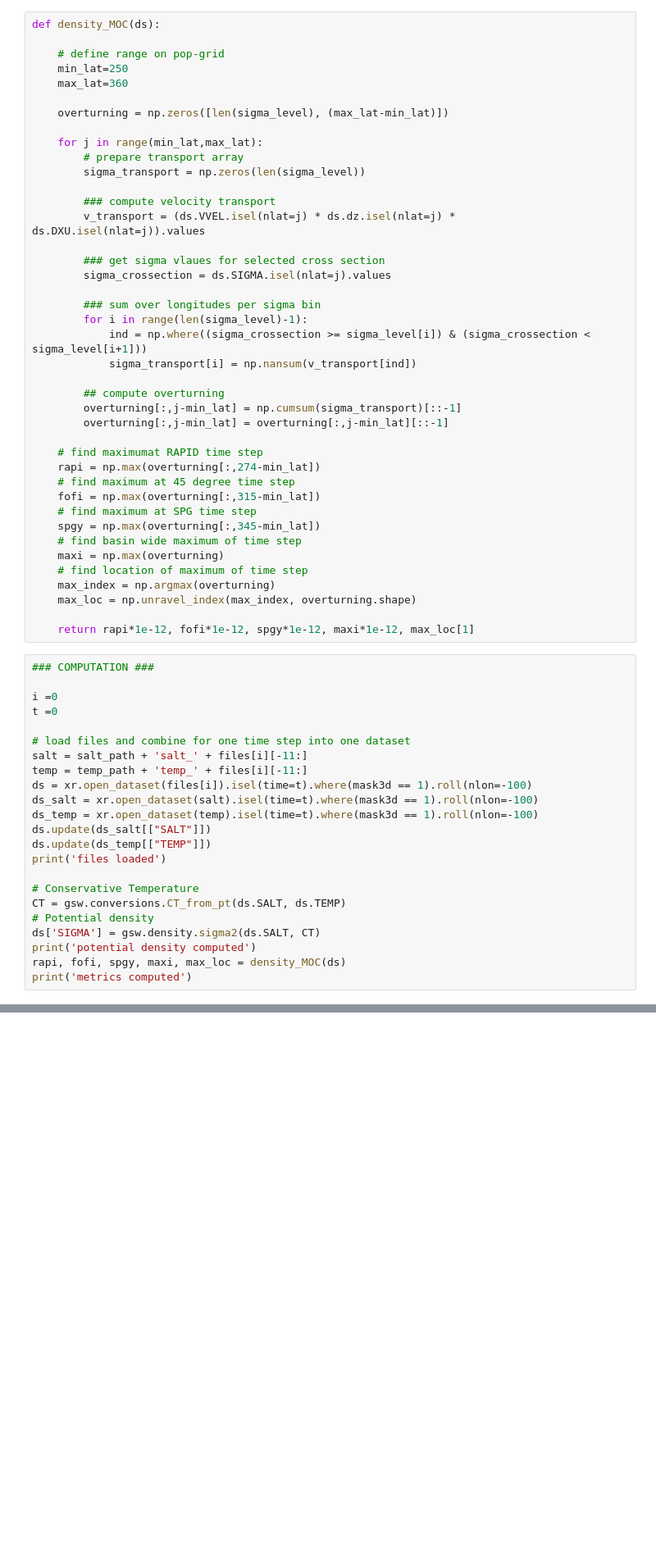
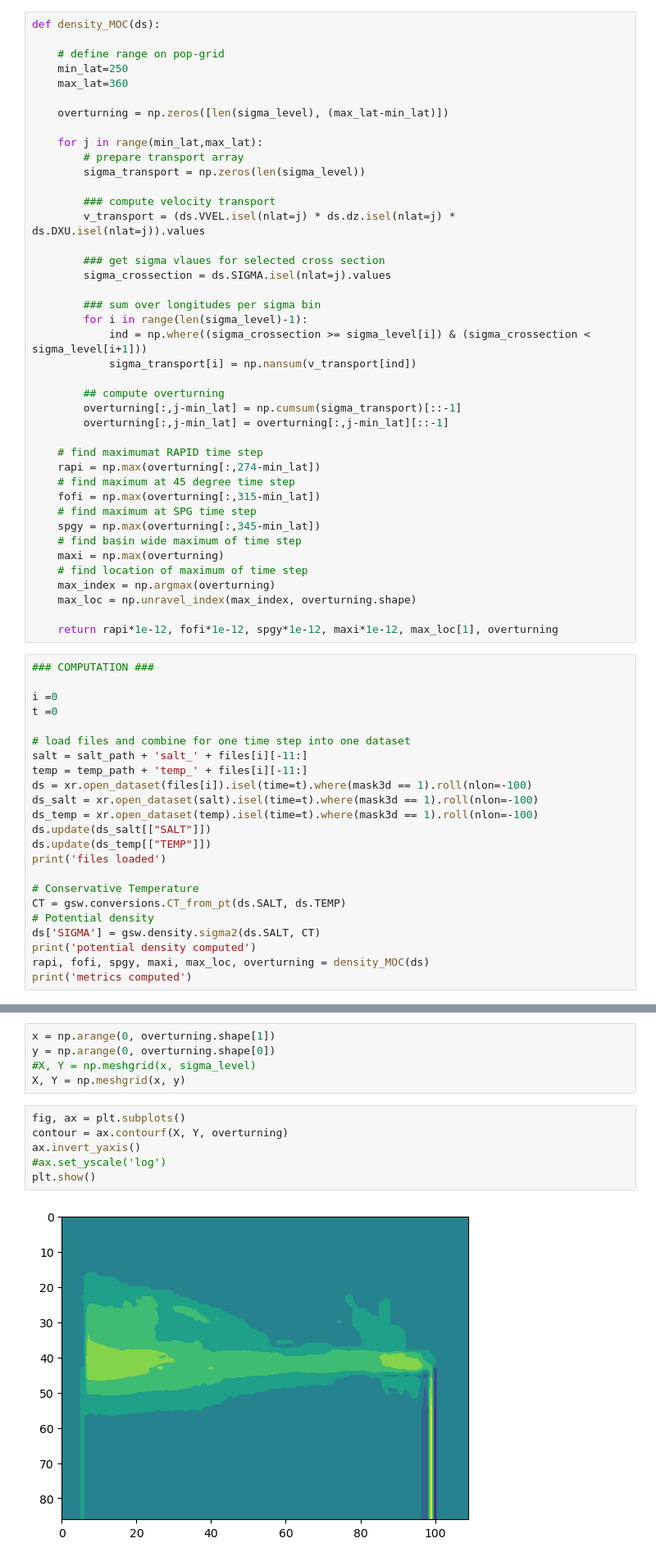
Before and after one commit to inagler/current, a Jupyter notebook: Density_metrics.ipynb, the cells around one changed output, grey strips where cells are left out. Shown at 82% size. Cells and saved outputs as stored; diff of their text form; blank space fills up the shorter version.

```diff
--- a/Density_metrics.ipynb
+++ b/Density_metrics.ipynb
@@ -127,7 +128,7 @@ def density_MOC(ds):
     max_index = np.argmax(overturning)
     max_loc = np.unravel_index(max_index, overturning.shape)
 
-    return rapi*1e-12, fofi*1e-12, spgy*1e-12, maxi*1e-12, max_loc[1]
+    return rapi*1e-12, fofi*1e-12, spgy*1e-12, maxi*1e-12, max_loc[1], overturning
 # %%
 ### COMPUTATION ###
 
@@ -149,7 +150,7 @@ CT = gsw.conversions.CT_from_pt(ds.SALT, ds.TEMP)
 # Potential density
 ds['SIGMA'] = gsw.density.sigma2(ds.SALT, CT)
 print('potential density computed')
-rapi, fofi, spgy, maxi, max_loc = density_MOC(ds)
+rapi, fofi, spgy, maxi, max_loc, overturning = density_MOC(ds)
 print('metrics computed')
 # %% [output]
 files loaded
@@ -165,0 +178,13 @@ rapi*1e-12
+# %%
+x = np.arange(0, overturning.shape[1])
+y = np.arange(0, overturning.shape[0])
+#X, Y = np.meshgrid(x, sigma_level)
+X, Y = np.meshgrid(x, y)
+# %%
+fig, ax = plt.subplots()
+contour = ax.contourf(X, Y, overturning)
+ax.invert_yaxis()
+#ax.set_yscale('log')
+plt.show()
+# %% [output]
+[figure, added]
```
Also changed, not shown: parts of 27 cells of this notebook, 3 other files.
